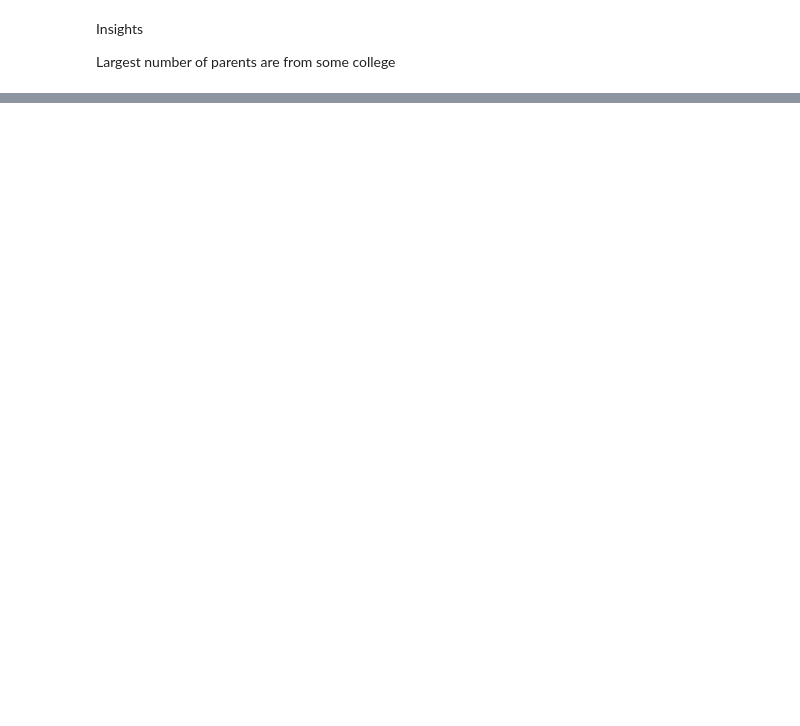
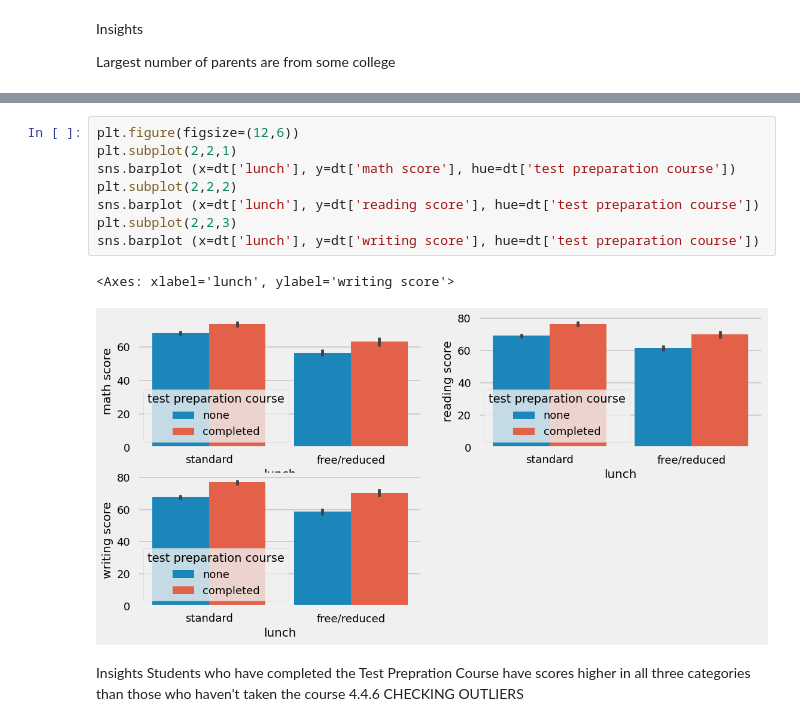
Before and after one commit to nidhi7054/student_performence_project, a Jupyter notebook: notebook/EDA.ipynb, the cells around one changed output, grey strips where cells are left out. Drawn from its saved outputs; the diff is of its cells as text; blank space fills up the shorter version.

```diff
--- a/notebook/EDA.ipynb
+++ b/notebook/EDA.ipynb
@@ -558,0 +663,15 @@ Largest number of parents are from some college
+# %%
+plt.figure(figsize=(12,6))
+plt.subplot(2,2,1)
+sns.barplot (x=dt['lunch'], y=dt['math score'], hue=dt['test preparation course'])
+plt.subplot(2,2,2)
+sns.barplot (x=dt['lunch'], y=dt['reading score'], hue=dt['test preparation course'])
+plt.subplot(2,2,3)
+sns.barplot (x=dt['lunch'], y=dt['writing score'], hue=dt['test preparation course'])
+# %% [output]
+<Axes: xlabel='lunch', ylabel='writing score'>
+[figure, added]
+# %% [markdown]
+Insights
+Students who have completed the Test Prepration Course have scores higher in all three categories than those who haven't taken the course
+4.4.6 CHECKING OUTLIERS
```
Also changed, not shown: parts of 27 cells of this notebook.
